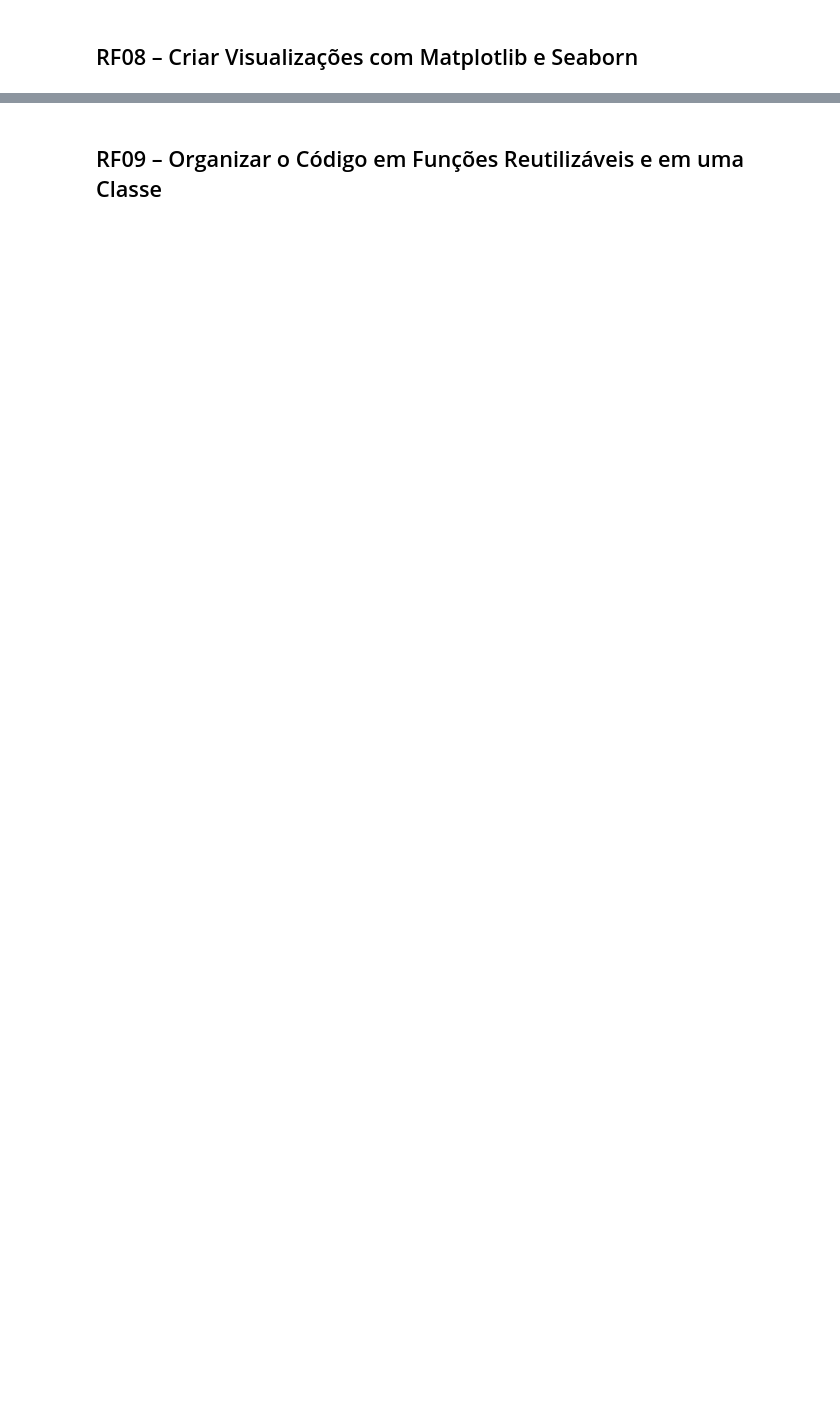
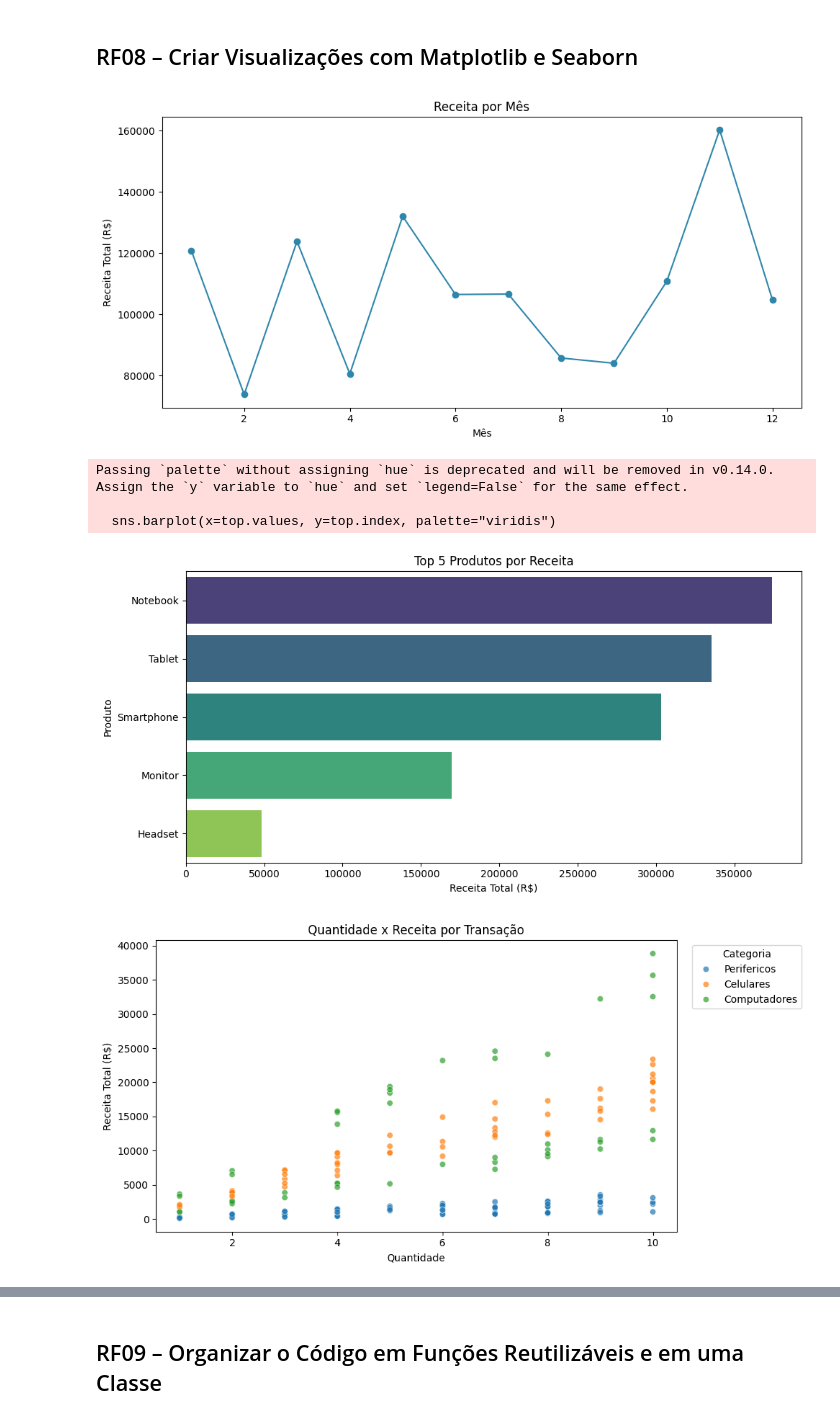
Before and after one commit to NathaliaBerg/salesinsight-py, a Jupyter notebook: SalesInsight_PY.ipynb, the cells around one changed output, grey strips where cells are left out. Saved outputs shown, nothing was run; the diff lists cells and outputs as text; code cells hidden in the pictures; blank space fills up the shorter version.

Commit message:
feat: Commit final RF04 a 07 + receita quarter

```diff
--- a/SalesInsight_PY.ipynb
+++ b/SalesInsight_PY.ipynb
@@ -451,2 +500,73 @@ Name: count, dtype: int64
 # %% [markdown]
 ## RF08 – Criar Visualizações com Matplotlib e Seaborn
+# %%
+import matplotlib.pyplot as plt
+import seaborn as sns
+
+def grafico_linha_receita_mes(df):
+    receita_mes = df.groupby("mes")["receita_total"].sum().sort_index()
+    plt.figure(figsize=(10, 5))
+    plt.plot(receita_mes.index, receita_mes.values, marker="o", color="#2E86AB")
+    plt.title("Receita por Mês")
+    plt.xlabel("Mês")
+    plt.ylabel("Receita Total (R$)")
+    plt.tight_layout()
+    plt.savefig("grafico_linha_receita_mes.png", dpi=100)
+    plt.show()
+
+def grafico_barras_top_produtos(df):
+    top = df.groupby("produto")["receita_total"].sum().sort_values(ascending=False).head(5)
+    plt.figure(figsize=(10, 5))
+    sns.barplot(x=top.values, y=top.index, palette="viridis")
+    plt.title("Top 5 Produtos por Receita")
+    plt.xlabel("Receita Total (R$)")
+    plt.ylabel("Produto")
+    plt.tight_layout()
+    plt.savefig("grafico_barras_top_produtos.png", dpi=100)
+    plt.show()
+
+def grafico_dispersao_qtd_receita(df):
+    plt.figure(figsize=(10, 5))
+    sns.scatterplot(data=df, x="quantidade", y="receita_total", hue="categoria", alpha=0.7)
+    plt.title("Quantidade x Receita por Transação")
+    plt.xlabel("Quantidade")
+    plt.ylabel("Receita Total (R$)")
+    plt.legend(title="Categoria", bbox_to_anchor=(1.02, 1), loc="upper left")
+    plt.tight_layout()
+    plt.savefig("grafico_dispersao_qtd_receita.png", dpi=100)
+    plt.show()
+
+def painel_subplots(df):
+    fig, axs = plt.subplots(2, 2, figsize=(14, 10))
+
+    receita_mes = df.groupby("mes")["receita_total"].sum().sort_index()
+    axs[0, 0].plot(receita_mes.index, receita_mes.values, marker="o", color="#2E86AB")
+    axs[0, 0].set_title("Receita por Mês")
+
+    top = df.groupby("produto")["receita_total"].sum().sort_values(ascending=False).head(5)
+    sns.barplot(x=top.values, y=top.index, ax=axs[0, 1], palette="viridis")
+    axs[0, 1].set_title("Top 5 Produtos")
+
+    sns.scatterplot(data=df, x="quantidade", y="receita_total", ax=axs[1, 0], alpha=0.7)
+    axs[1, 0].set_title("Quantidade x Receita")
+
+    receita_regiao = df.groupby("regiao")["receita_total"].sum().sort_values(ascending=False)
+    sns.barplot(x=receita_regiao.index, y=receita_regiao.values, ax=axs[1, 1], palette="mako")
+    axs[1, 1].set_title("Receita por Região")
+
+    fig.suptitle("Painel Geral — SalesInsight PY", fontsize=16)
+    plt.tight_layout()
+    plt.savefig("painel_subplots.png", dpi=100)
+    plt.show()
+
+grafico_linha_receita_mes(df_analisado)
+grafico_barras_top_produtos(df_analisado)
+grafico_dispersao_qtd_receita(df_analisado)
+painel_subplots(df_analisado)
+# %% [output]
+[figure, added]
+Passing `palette` without assigning `hue` is deprecated and will be removed in v0.14.0. Assign the `y` variable to `hue` and set `legend=False` for the same effect.
+
+  sns.barplot(x=top.values, y=top.index, palette="viridis")
+[figure, added]
+[figure, added]
```
Also changed, not shown: parts of 7 cells of this notebook.
